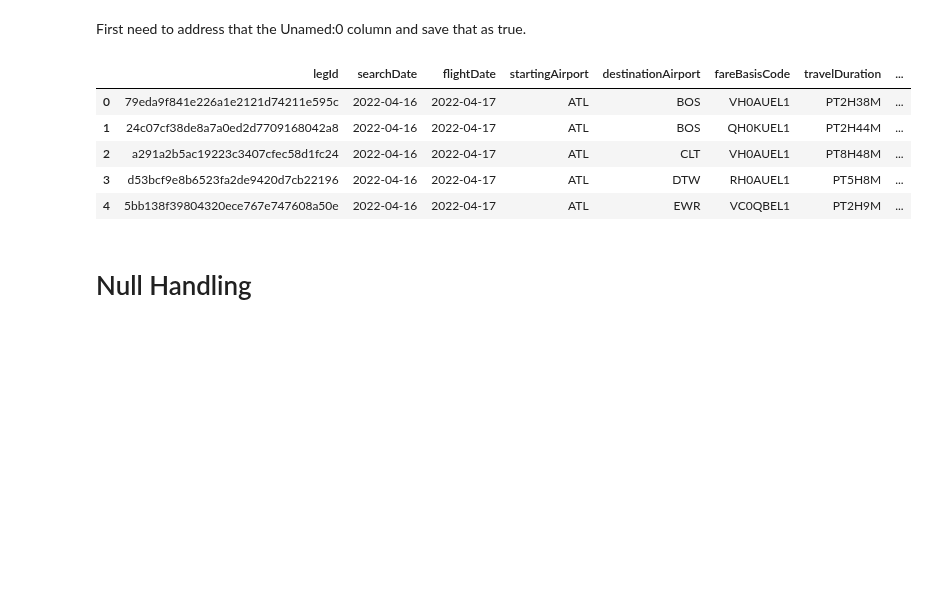
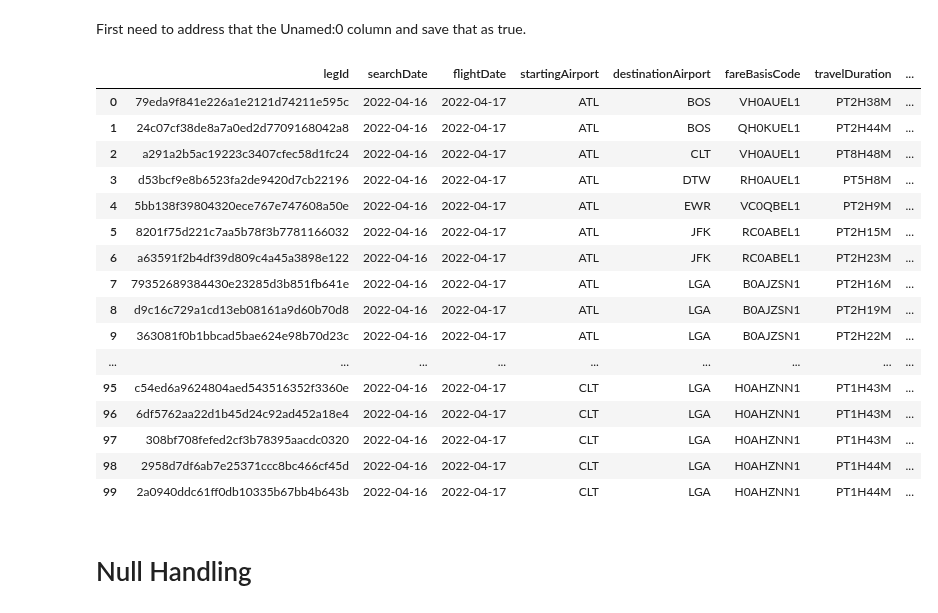
Before and after one commit to chriskuz/intro_to_python_project, a Jupyter notebook: src/ck_jetblue_cleaning.ipynb, the cells around one changed output. Cells and saved outputs as stored; diff of their text form; code cells hidden in the pictures; blank space fills up the shorter version.

```diff
--- a/src/ck_jetblue_cleaning.ipynb
+++ b/src/ck_jetblue_cleaning.ipynb
@@ -10,6 +10,7 @@ import seaborn as sns
 # Data
 # %%
 pd.set_option("display.max_columns", None)
+pd.set_option("display.max_rows", 300)
 # %%
 df = pd.read_csv("../data/jetblue_df.csv")
 # %%
@@ -54,14 +55,25 @@ First need to address that the Unamed:0 column and save that as true.
 # %%
 df.drop("Unnamed: 0", axis=1, inplace=True)
 # %%
-df.head()
+df.head(100)
 # %% [output]
 |  | legId | searchDate | flightDate | startingAirport | destinationAirport | fareBasisCode | travelDuration | ... |
 | 0 | 79eda9f841e226a1e2121d74211e595c | 2022-04-16 | 2022-04-17 | ATL | BOS | VH0AUEL1 | PT2H38M | ... |
 | 1 | 24c07cf38de8a7a0ed2d7709168042a8 | 2022-04-16 | 2022-04-17 | ATL | BOS | QH0KUEL1 | PT2H44M | ... |
 | 2 | a291a2b5ac19223c3407cfec58d1fc24 | 2022-04-16 | 2022-04-17 | ATL | CLT | VH0AUEL1 | PT8H48M | ... |
 | 3 | d53bcf9e8b6523fa2de9420d7cb22196 | 2022-04-16 | 2022-04-17 | ATL | DTW | RH0AUEL1 | PT5H8M | ... |
 | 4 | 5bb138f39804320ece767e747608a50e | 2022-04-16 | 2022-04-17 | ATL | EWR | VC0QBEL1 | PT2H9M | ... |
+| 5 | 8201f75d221c7aa5b78f3b7781166032 | 2022-04-16 | 2022-04-17 | ATL | JFK | RC0ABEL1 | PT2H15M | ... |
+| 6 | a63591f2b4df39d809c4a45a3898e122 | 2022-04-16 | 2022-04-17 | ATL | JFK | RC0ABEL1 | PT2H23M | ... |
+| 7 | 79352689384430e23285d3b851fb641e | 2022-04-16 | 2022-04-17 | ATL | LGA | B0AJZSN1 | PT2H16M | ... |
+| 8 | d9c16c729a1cd13eb08161a9d60b70d8 | 2022-04-16 | 2022-04-17 | ATL | LGA | B0AJZSN1 | PT2H19M | ... |
+| 9 | 363081f0b1bbcad5bae624e98b70d23c | 2022-04-16 | 2022-04-17 | ATL | LGA | B0AJZSN1 | PT2H22M | ... |
+| ... | ... | ... | ... | ... | ... | ... | ... | ... |
+| 95 | c54ed6a9624804aed543516352f3360e | 2022-04-16 | 2022-04-17 | CLT | LGA | H0AHZNN1 | PT1H43M | ... |
+| 96 | 6df5762aa22d1b45d24c92ad452a18e4 | 2022-04-16 | 2022-04-17 | CLT | LGA | H0AHZNN1 | PT1H43M | ... |
+| 97 | 308bf708fefed2cf3b78395aacdc0320 | 2022-04-16 | 2022-04-17 | CLT | LGA | H0AHZNN1 | PT1H43M | ... |
+| 98 | 2958d7df6ab7e25371ccc8bc466cf45d | 2022-04-16 | 2022-04-17 | CLT | LGA | H0AHZNN1 | PT1H44M | ... |
+| 99 | 2a0940ddc61ff0db10335b67bb4b643b | 2022-04-16 | 2022-04-17 | CLT | LGA | H0AHZNN1 | PT1H44M | ... |
 # %% [markdown]
 # Null Handling
 # %%
```
Also changed, not shown: parts of 12 cells of this notebook.
